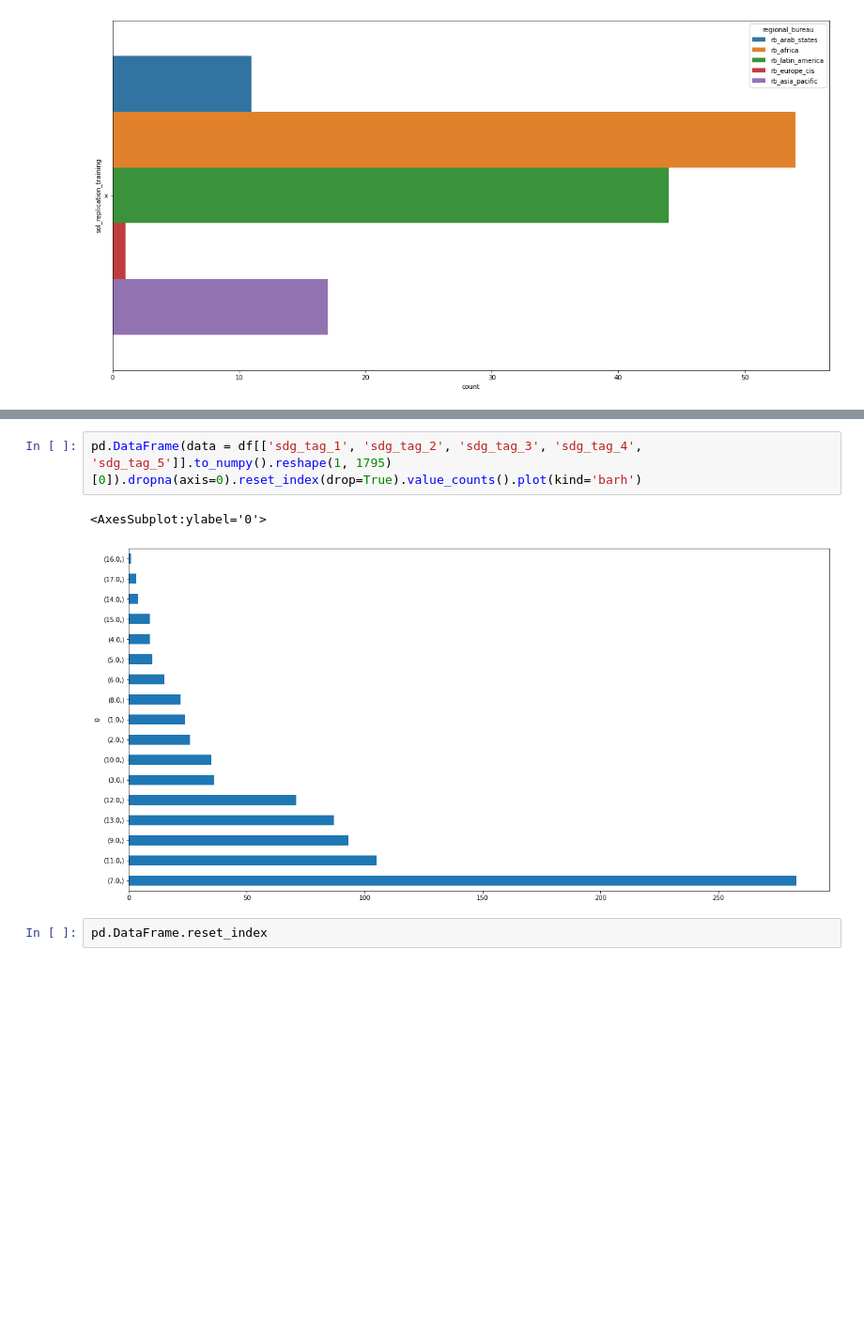
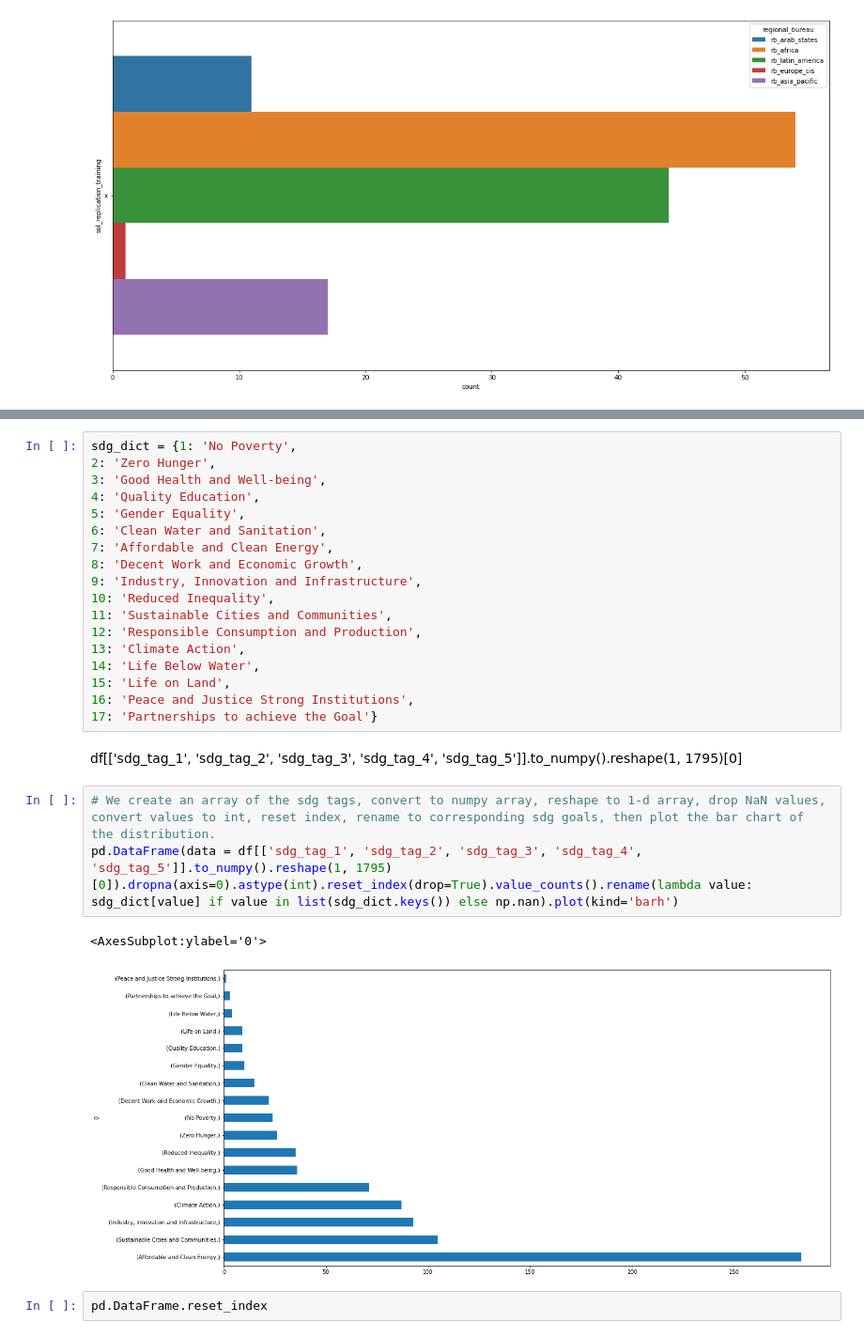
Before and after one commit to temajozias/UNDP-Accelerator-Labs-Network, a Jupyter notebook: UNDP-Accelerator-Labs-Network.ipynb, the cells around one changed output, grey strips where cells are left out. Shown at 94% size. Saved outputs shown, nothing was run; the diff lists cells and outputs as text; blank space fills up the shorter version.

```diff
--- a/UNDP-Accelerator-Labs-Network.ipynb
+++ b/UNDP-Accelerator-Labs-Network.ipynb
@@ -350,8 +383,29 @@ array([ 1.,  6., 13., ..., nan, nan, nan])
+# %%
+sdg_dict = {1: 'No Poverty',
+2: 'Zero Hunger',
+3: 'Good Health and Well-being',
+4: 'Quality Education',
+5: 'Gender Equality',
+6: 'Clean Water and Sanitation',
+7: 'Affordable and Clean Energy',
+8: 'Decent Work and Economic Growth',
+9: 'Industry, Innovation and Infrastructure',
+10: 'Reduced Inequality',
+11: 'Sustainable Cities and Communities',
+12: 'Responsible Consumption and Production',
+13: 'Climate Action',
+14: 'Life Below Water',
+15: 'Life on Land',
+16: 'Peace and Justice Strong Institutions',
+17: 'Partnerships to achieve the Goal'}
+# %% [markdown]
+df[['sdg_tag_1', 'sdg_tag_2', 'sdg_tag_3', 'sdg_tag_4', 'sdg_tag_5']].to_numpy().reshape(1, 1795)[0]
 # %%
-pd.DataFrame(data = df[['sdg_tag_1', 'sdg_tag_2', 'sdg_tag_3', 'sdg_tag_4', 'sdg_tag_5']].to_numpy().reshape(1, 1795)[0]).dropna(axis=0).reset_index(drop=True).value_counts().plot(kind='barh')
+# We create an array of the sdg tags, convert to numpy array, reshape to 1-d array, drop NaN values, convert values to int, reset index, rename to corresponding sdg goals, then plot the bar chart of the distribution.
+pd.DataFrame(data = df[['sdg_tag_1', 'sdg_tag_2', 'sdg_tag_3', 'sdg_tag_4', 'sdg_tag_5']].to_numpy().reshape(1, 1795)[0]).dropna(axis=0).astype(int).reset_index(drop=True).value_counts().rename(lambda value: sdg_dict[value] if value in list(sdg_dict.keys()) else np.nan).plot(kind='barh')
 # %% [output]
 <AxesSubplot:ylabel='0'>
-[figure, old version]
+[figure, new version]
 # %%
 pd.DataFrame.reset_index
 # %% [output]
```
Also changed, not shown: parts of 30 cells of this notebook.
